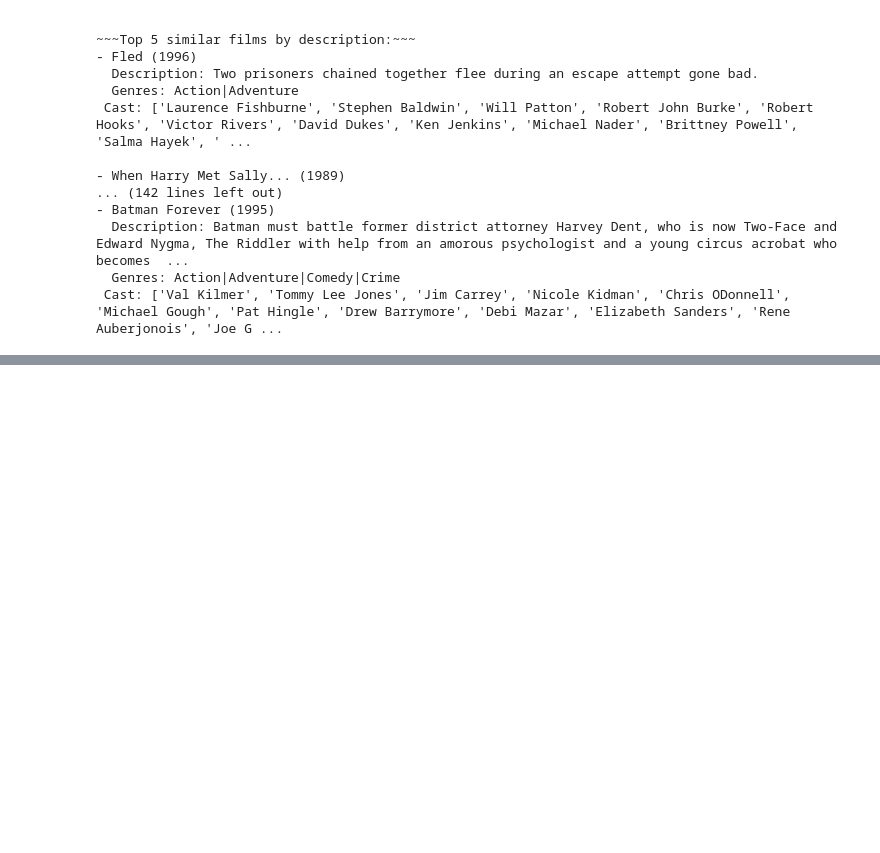
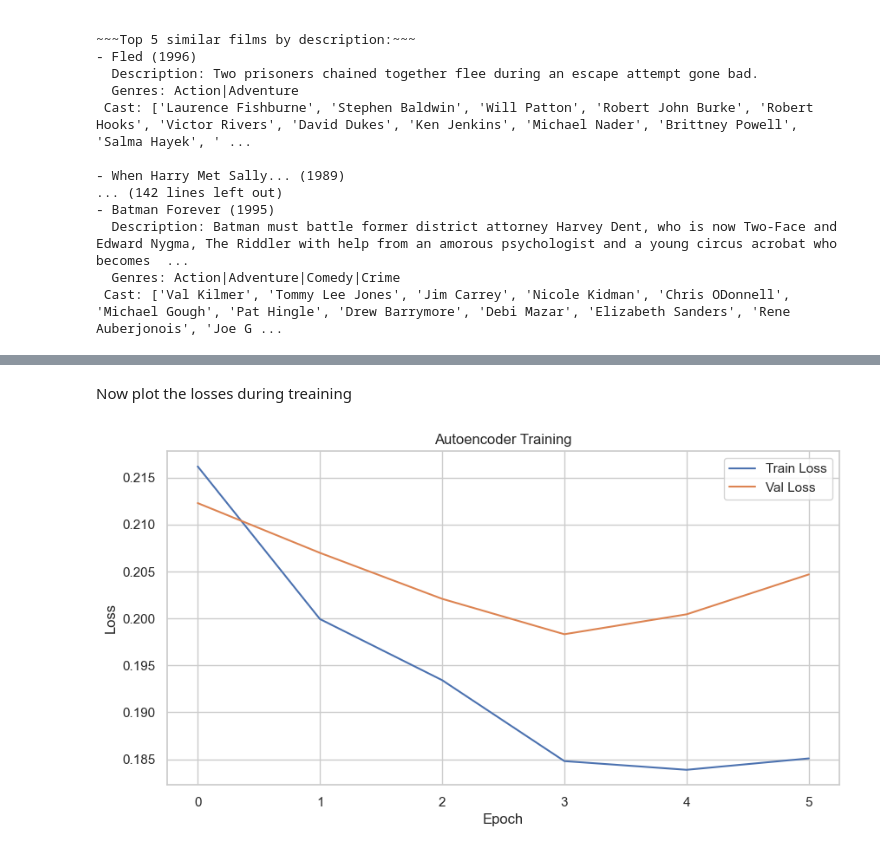
Before and after one commit to ccvetanska/Recommender, a Jupyter notebook: Recommender.ipynb, the cells around one changed output, grey strips where cells are left out. Saved outputs shown, nothing was run; the diff lists cells and outputs as text; code cells hidden in the pictures; blank space fills up the shorter version.

```diff
--- a/Recommender.ipynb
+++ b/Recommender.ipynb
@@ -553,0 +1099,11 @@ Top 5 similar films by description:
+# %%
+from torch.utils.data import random_split
+
+
+full_tensor = torch.tensor(user_item_matrix)
+total = len(full_tensor)
+train_size = int(0.8 * total)
+val_size = int(0.1 * total)
+test_size = total - train_size - val_size
+
+train_data, val_data, test_data = random_split(full_tensor, [train_size, val_size, test_size])
@@ -553,0 +1131,23 @@ Top 5 similar films by description:
+# %%
+class Autoencoder(nn.Module):
+    def __init__(self, num_movies):
+        super().__init__()
+        self.encoder = nn.Sequential(
+            nn.Linear(num_movies, 512),
+            nn.ReLU(),
+            nn.Dropout(0.3),
+            nn.Linear(512, 128),
+            nn.ReLU(),
+            nn.Dropout(0.3)
+        )
+        self.decoder = nn.Sequential(
+            nn.Linear(128, 512),
+            nn.ReLU(),
+            nn.Dropout(0.3),
+            nn.Linear(512, num_movies)
+        )
+
+    def forward(self, x):
+        encoded = self.encoder(x)
+        decoded = self.decoder(encoded)
+        return decoded
@@ -553,0 +1215,12 @@ Top 5 similar films by description:
+# %% [markdown]
+Now plot the losses during treaining
+# %%
+plt.plot(train_losses, label='Train Loss')
+plt.plot(val_losses, label='Val Loss')
+plt.xlabel("Epoch")
+plt.ylabel("Loss")
+plt.legend()
+plt.title("Autoencoder Training")
+plt.show()
+# %% [output]
+[figure, added]
```
Also changed, not shown: parts of 67 cells of this notebook, 5 other files.
